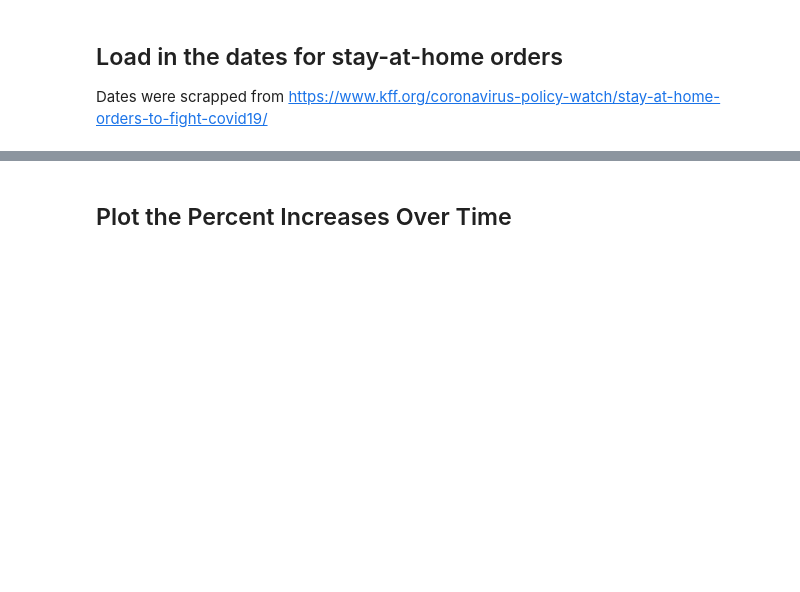
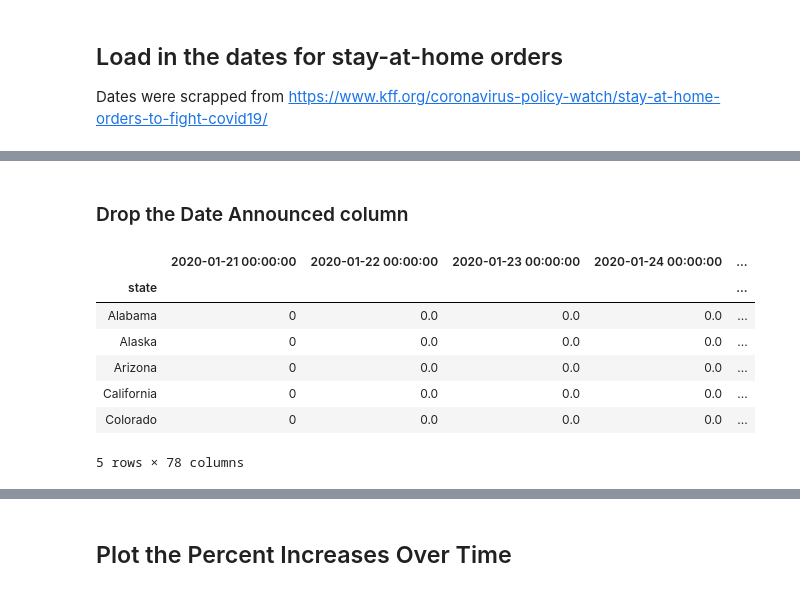
Before and after one commit to tylerjwoods/covid-19, a Jupyter notebook: COVID-19-USA-Percent-Change.ipynb, the cells around one changed output, grey strips where cells are left out. Cells and saved outputs as stored; diff of their text form; code cells hidden in the pictures; blank space fills up the shorter version.

```diff
--- a/COVID-19-USA-Percent-Change.ipynb
+++ b/COVID-19-USA-Percent-Change.ipynb
@@ -158,2 +167,4 @@ stay_home_dates.head()
 # %%
-merged = pd.merge(us_covid_increases, stay_home_dates, on='state')
+us_covid_with_dates = pd.merge(us_covid_increases, stay_home_dates, on='state')
+# %% [markdown]
+### Drop the Date Announced column
@@ -160,2 +173,11 @@ merged = pd.merge(us_covid_increases, stay_home_dates, on='state')
 # %%
-merged.head()
+us_covid_with_dates.head()
+# %% [output]
+|  | 2020-01-21 00:00:00 | 2020-01-22 00:00:00 | 2020-01-23 00:00:00 | 2020-01-24 00:00:00 | ... |
+| state |  |  |  |  | ... |
+| Alabama | 0 | 0.0 | 0.0 | 0.0 | ... |
+| Alaska | 0 | 0.0 | 0.0 | 0.0 | ... |
+| Arizona | 0 | 0.0 | 0.0 | 0.0 | ... |
+| California | 0 | 0.0 | 0.0 | 0.0 | ... |
+| Colorado | 0 | 0.0 | 0.0 | 0.0 | ... |
+5 rows × 78 columns
```
Also changed, not shown: parts of 64 cells of this notebook.
